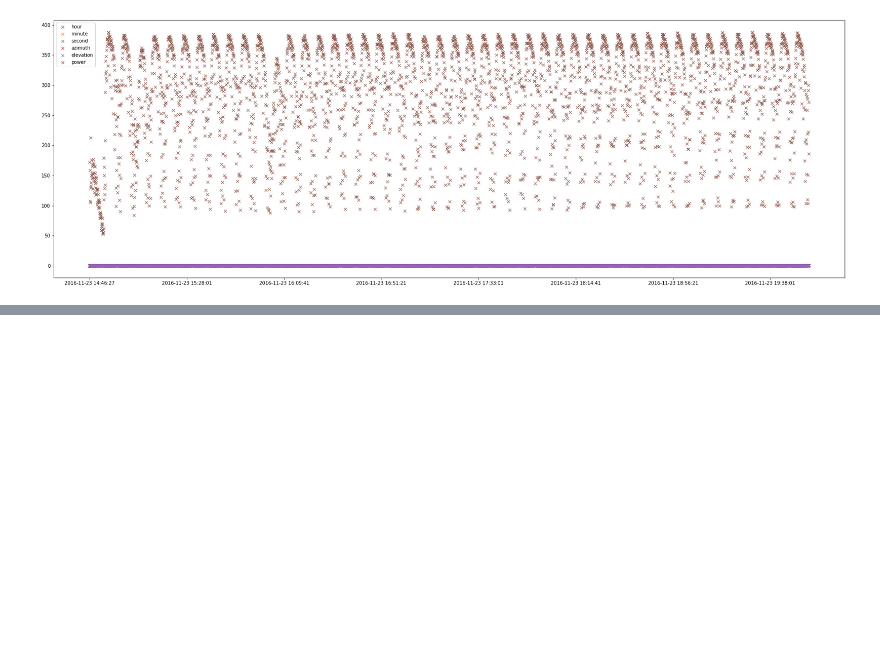
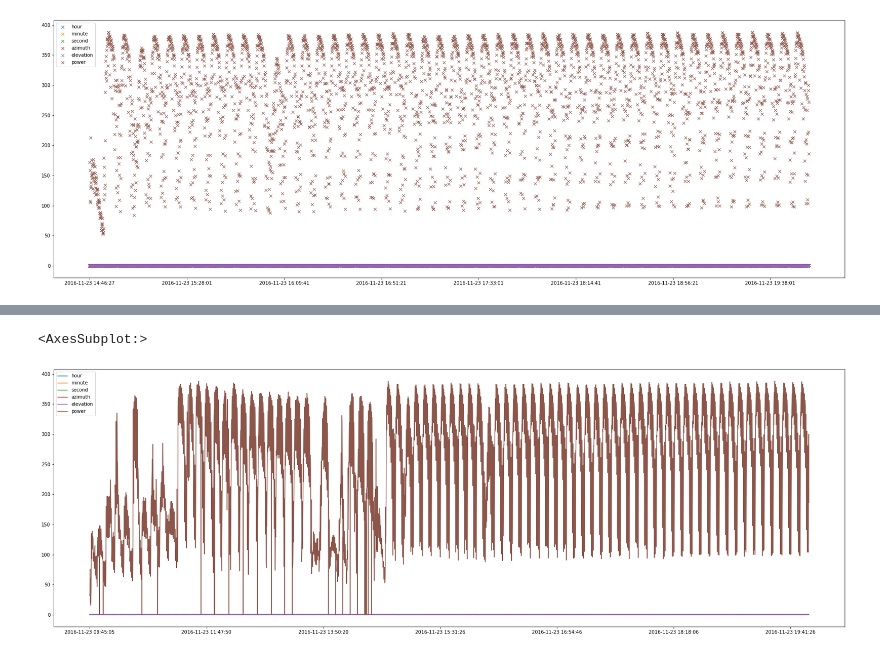
Before and after one commit to Cecco-Bandi/PV_project, a Jupyter notebook: main.ipynb, the cells around one changed output, grey strips where cells are left out. Cells and saved outputs as stored; diff of their text form; code cells hidden in the pictures; blank space fills up the shorter version.

Commit message:
savede whole day df

```diff
--- a/main.ipynb
+++ b/main.ipynb
@@ -1174,0 +1121,3 @@ with np.printoptions(precision=3, suppress=True):
+# %%
+high_altitude_whole_day = pd.concat([high_altitude_norm_correct, forecasted_df], axis=0)
+high_altitude_whole_day
@@ -1174,0 +1140,5 @@ with np.printoptions(precision=3, suppress=True):
+# %%
+high_altitude_whole_day.plot(figsize=(30,10))
+# %% [output]
+<AxesSubplot:>
+[figure, added]
```
Also changed, not shown: parts of 6 cells of this notebook, 1 other file.
